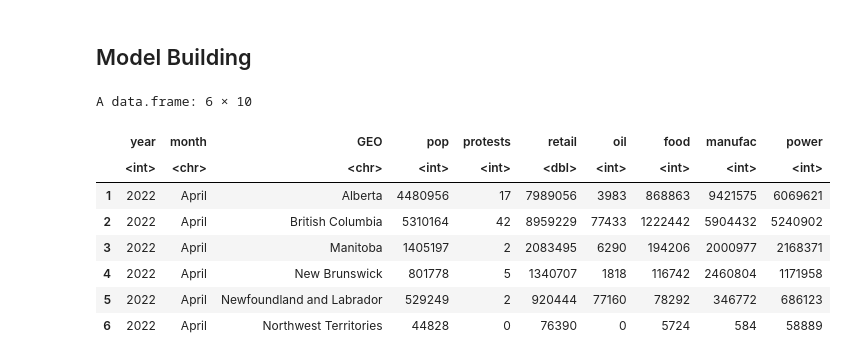
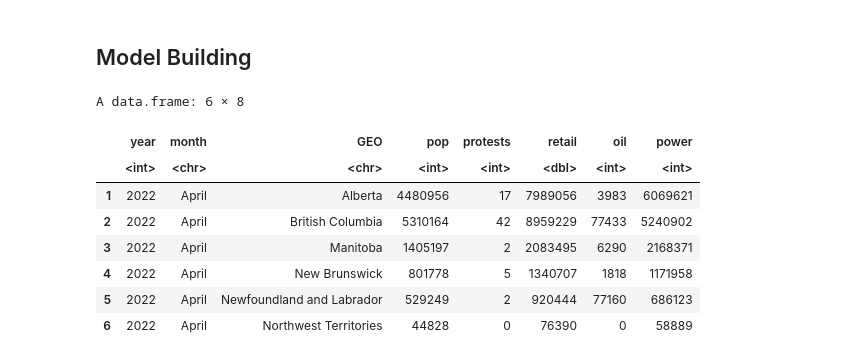
Before and after one commit to LeoKraushaar/protests, a Jupyter notebook: code/R/model_building.ipynb, the cells around one changed output. Cells and saved outputs as stored; diff of their text form; code cells hidden in the pictures.

```diff
--- a/code/R/model_building.ipynb
+++ b/code/R/model_building.ipynb
@@ -4,14 +8,19 @@
 setwd("/home/leoKraushaar/Documents/School/Year 3/Semester 2/STAT 413/Project/protests/")
 # %%
 data <- read.csv("data/merged_data.csv")[, -1]
+data$food <- NULL
+data$manufac <- NULL
+
+# data <- data[, 1:5]
+
 head(data)
 # %% [output]
-A data.frame: 6 × 10
+A data.frame: 6 × 8
-|  | year | month | GEO | pop | protests | retail | oil | food | manufac | power |
-|  | <int> | <chr> | <chr> | <int> | <int> | <dbl> | <int> | <int> | <int> | <int> |
-| 1 | 2022 | April | Alberta | 4480956 | 17 | 7989056 | 3983 | 868863 | 9421575 | 6069621 |
-| 2 | 2022 | April | British Columbia | 5310164 | 42 | 8959229 | 77433 | 1222442 | 5904432 | 5240902 |
-| 3 | 2022 | April | Manitoba | 1405197 | 2 | 2083495 | 6290 | 194206 | 2000977 | 2168371 |
-| 4 | 2022 | April | New Brunswick | 801778 | 5 | 1340707 | 1818 | 116742 | 2460804 | 1171958 |
-| 5 | 2022 | April | Newfoundland and Labrador | 529249 | 2 | 920444 | 77160 | 78292 | 346772 | 686123 |
-| 6 | 2022 | April | Northwest Territories | 44828 | 0 | 76390 | 0 | 5724 | 584 | 58889 |
+|  | year | month | GEO | pop | protests | retail | oil | power |
+|  | <int> | <chr> | <chr> | <int> | <int> | <dbl> | <int> | <int> |
+| 1 | 2022 | April | Alberta | 4480956 | 17 | 7989056 | 3983 | 6069621 |
+| 2 | 2022 | April | British Columbia | 5310164 | 42 | 8959229 | 77433 | 5240902 |
+| 3 | 2022 | April | Manitoba | 1405197 | 2 | 2083495 | 6290 | 2168371 |
+| 4 | 2022 | April | New Brunswick | 801778 | 5 | 1340707 | 1818 | 1171958 |
+| 5 | 2022 | April | Newfoundland and Labrador | 529249 | 2 | 920444 | 77160 | 686123 |
+| 6 | 2022 | April | Northwest Territories | 44828 | 0 | 76390 | 0 | 58889 |
```
Also changed, not shown: parts of 12 cells of this notebook, 1 other file.
